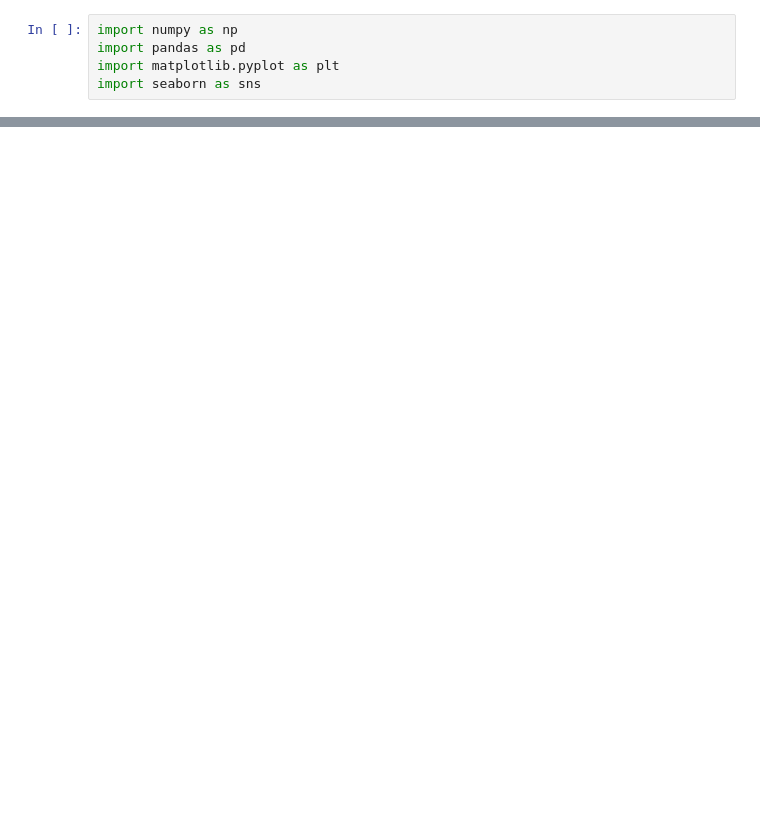
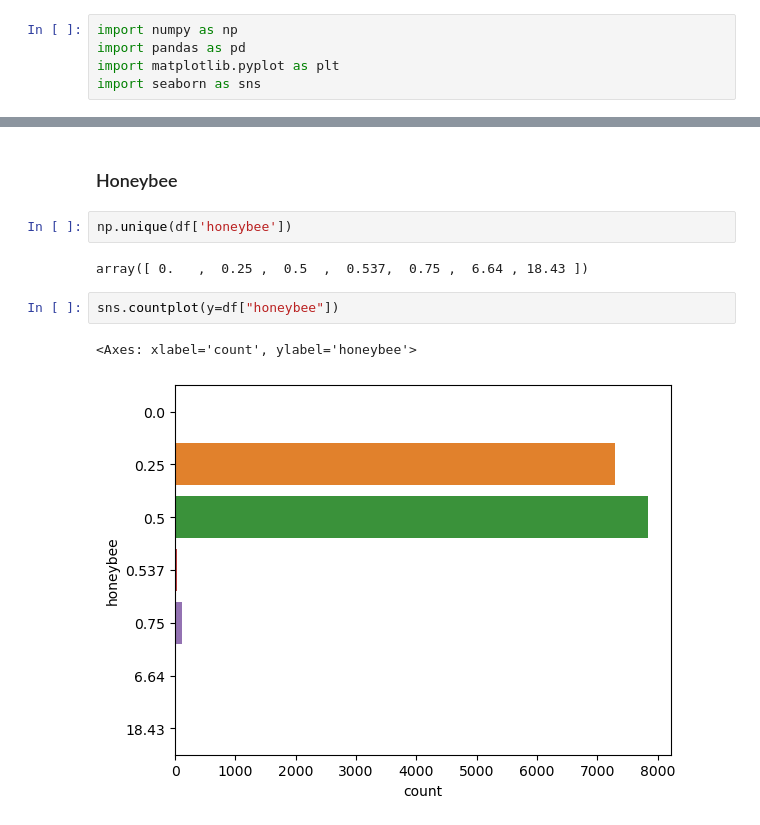
Before and after one commit to noPunintended/wild_blueberry_yield, a Jupyter notebook: eda.ipynb, the cells around one changed output, grey strips where cells are left out. Drawn from its saved outputs; the diff is of its cells as text; blank space fills up the shorter version.

```diff
--- a/eda.ipynb
+++ b/eda.ipynb
@@ -22,0 +44,11 @@ df
+# %% [markdown]
+### Honeybee
+# %%
+np.unique(df['honeybee'])
+# %% [output]
+array([ 0.   ,  0.25 ,  0.5  ,  0.537,  0.75 ,  6.64 , 18.43 ])
+# %%
+sns.countplot(y=df["honeybee"])
+# %% [output]
+<Axes: xlabel='count', ylabel='honeybee'>
+[figure, added]
```
Also changed, not shown: parts of 7 cells of this notebook.
